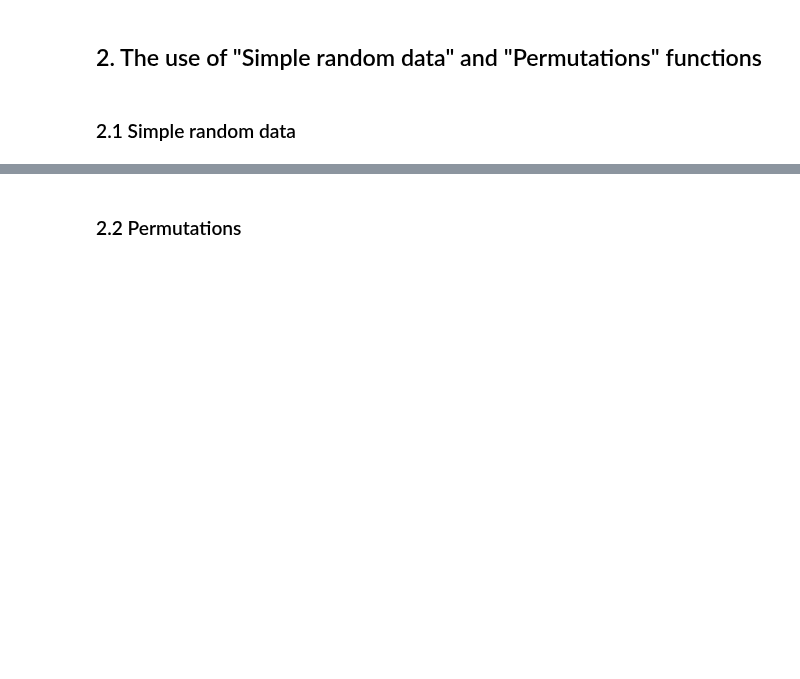
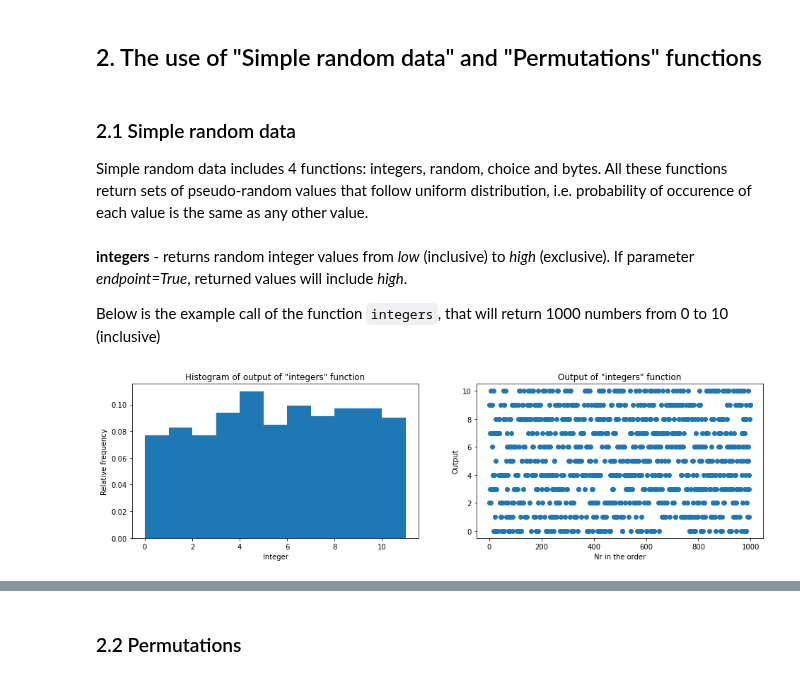
Before and after one commit to przemekbil/PfDA_2021, a Jupyter notebook: Assignments/Assignment.ipynb, the cells around one changed output, grey strips where cells are left out. Drawn from its saved outputs; the diff is of its cells as text; code cells hidden in the pictures; blank space fills up the shorter version.

```diff
--- a/Assignments/Assignment.ipynb
+++ b/Assignments/Assignment.ipynb
@@ -84,3 +84,34 @@ Thanks to addition of these steps, output of the PCG algorithms are challenging
 ## 2. The use of "Simple random data" and "Permutations" functions
 # %% [markdown]
 ### 2.1 Simple random data
+
+Simple random data includes 4 functions: integers, random, choice and bytes. All these functions return sets of pseudo-random values that follow uniform distribution, i.e. probability of occurence of each value is the same as any other value.
+# %% [markdown]
+**integers** - returns random integer values from *low* (inclusive) to *high* (exclusive). If parameter *endpoint=True*, returned values will include *high*.
+
+Below is the example call of the function ``integers``, that will return 1000 numbers from 0 to 10 (inclusive)
+# %%
+n = 1000
+y = rng.integers(0, 10, size=n, endpoint=True)
+b = np.arange(0, y.max()+2)
+x = np.arange(0, n)
+
+plt.subplot(1,2,1)
+# Add the histogram to the plot
+plt.rcParams["figure.figsize"] = [16, 4]
+count, bins, ignored = plt.hist(y, b, density=True)
+
+# plot description
+plt.title('Histogram of output of "integers" function')
+plt.xlabel('Integer')
+plt.ylabel('Relative frequency')
+
+plt.subplot(1,2,2)
+plt.scatter(x,y)
+plt.title('Output of "integers" function')
+plt.xlabel('Nr in the order')
+plt.ylabel('Output')
+
+plt.show()
+# %% [output]
+[figure, added]
```
Also changed, not shown: parts of 7 cells of this notebook.
